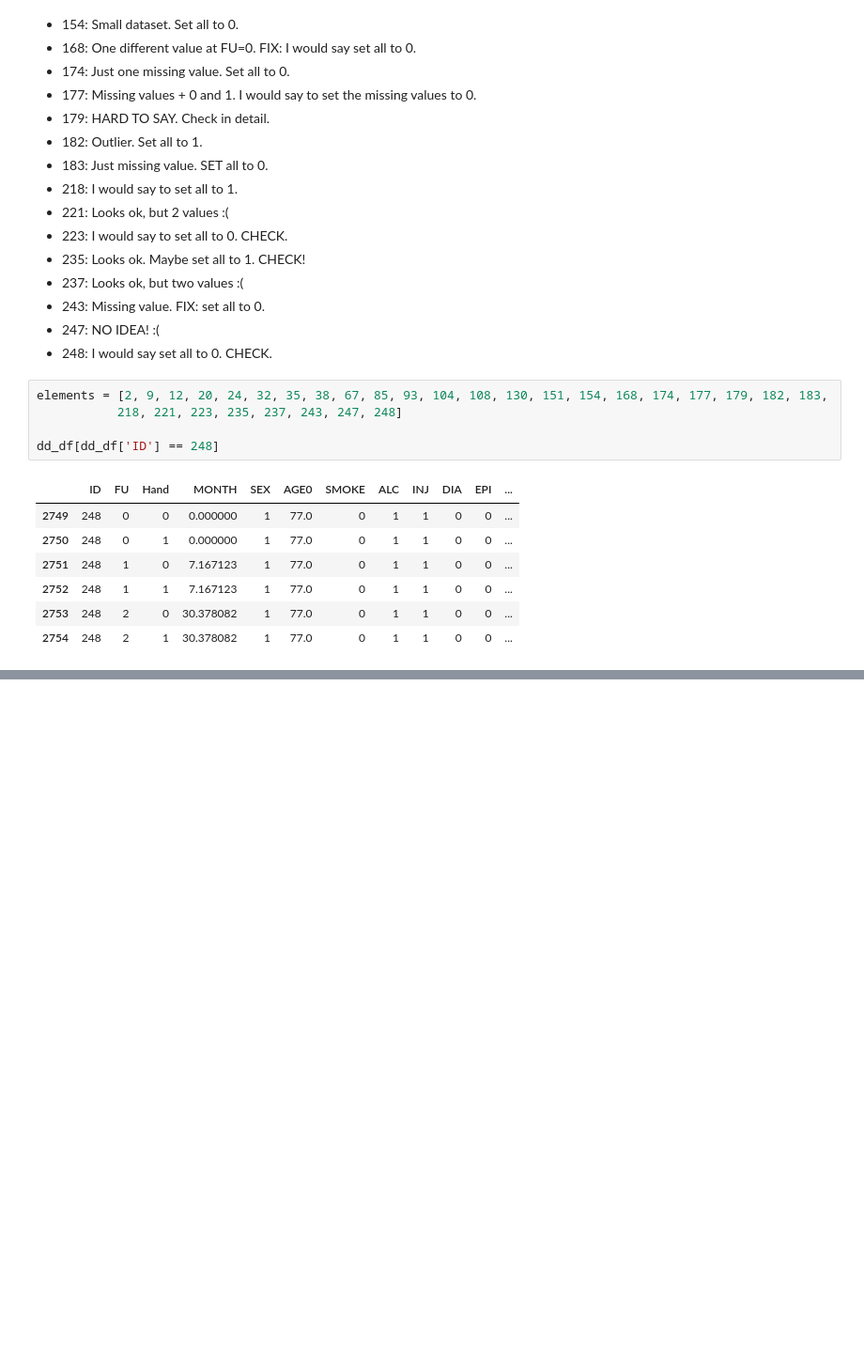
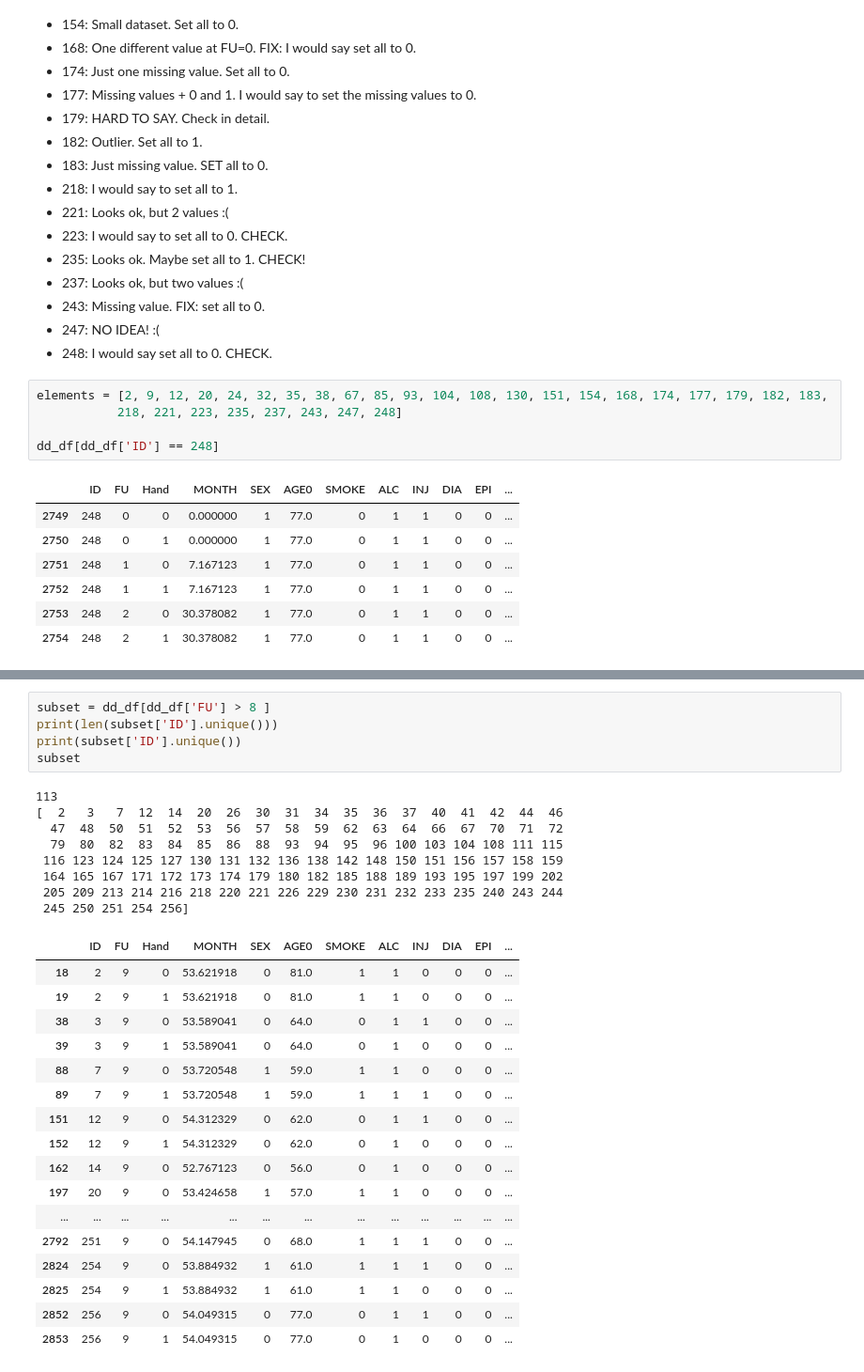
Before and after one commit to gomerudo/tuestatsbigdata, a Jupyter notebook: python/Exploration.ipynb, the cells around one changed output, grey strips where cells are left out. Shown at 94% size. Drawn from its saved outputs; the diff is of its cells as text; blank space fills up the shorter version.

```diff
--- a/python/Exploration.ipynb
+++ b/python/Exploration.ipynb
@@ -361,0 +409,31 @@ dd_df[dd_df['ID'] == 248]
+# %%
+subset = dd_df[dd_df['FU'] > 8 ]
+print(len(subset['ID'].unique()))
+print(subset['ID'].unique())
+subset
+# %% [output]
+113
+[  2   3   7  12  14  20  26  30  31  34  35  36  37  40  41  42  44  46
+  47  48  50  51  52  53  56  57  58  59  62  63  64  66  67  70  71  72
+  79  80  82  83  84  85  86  88  93  94  95  96 100 103 104 108 111 115
+ 116 123 124 125 127 130 131 132 136 138 142 148 150 151 156 157 158 159
+ 164 165 167 171 172 173 174 179 180 182 185 188 189 193 195 197 199 202
+ 205 209 213 214 216 218 220 221 226 229 230 231 232 233 235 240 243 244
+ 245 250 251 254 256]
+|  | ID | FU | Hand | MONTH | SEX | AGE0 | SMOKE | ALC | INJ | DIA | EPI | ... |
+| 18 | 2 | 9 | 0 | 53.621918 | 0 | 81.0 | 1 | 1 | 0 | 0 | 0 | ... |
+| 19 | 2 | 9 | 1 | 53.621918 | 0 | 81.0 | 1 | 1 | 0 | 0 | 0 | ... |
+| 38 | 3 | 9 | 0 | 53.589041 | 0 | 64.0 | 0 | 1 | 1 | 0 | 0 | ... |
+| 39 | 3 | 9 | 1 | 53.589041 | 0 | 64.0 | 0 | 1 | 0 | 0 | 0 | ... |
+| 88 | 7 | 9 | 0 | 53.720548 | 1 | 59.0 | 1 | 1 | 0 | 0 | 0 | ... |
+| 89 | 7 | 9 | 1 | 53.720548 | 1 | 59.0 | 1 | 1 | 1 | 0 | 0 | ... |
+| 151 | 12 | 9 | 0 | 54.312329 | 0 | 62.0 | 0 | 1 | 1 | 0 | 0 | ... |
+| 152 | 12 | 9 | 1 | 54.312329 | 0 | 62.0 | 0 | 1 | 0 | 0 | 0 | ... |
+| 162 | 14 | 9 | 0 | 52.767123 | 0 | 56.0 | 0 | 1 | 0 | 0 | 0 | ... |
+| 197 | 20 | 9 | 0 | 53.424658 | 1 | 57.0 | 1 | 1 | 0 | 0 | 0 | ... |
+| ... | ... | ... | ... | ... | ... | ... | ... | ... | ... | ... | ... | ... |
+| 2792 | 251 | 9 | 0 | 54.147945 | 0 | 68.0 | 1 | 1 | 1 | 0 | 0 | ... |
+| 2824 | 254 | 9 | 0 | 53.884932 | 1 | 61.0 | 1 | 1 | 1 | 0 | 0 | ... |
+| 2825 | 254 | 9 | 1 | 53.884932 | 1 | 61.0 | 1 | 1 | 0 | 0 | 0 | ... |
+| 2852 | 256 | 9 | 0 | 54.049315 | 0 | 77.0 | 0 | 1 | 1 | 0 | 0 | ... |
+| 2853 | 256 | 9 | 1 | 54.049315 | 0 | 77.0 | 0 | 1 | 0 | 0 | 0 | ... |
```
Also changed, not shown: parts of 10 cells of this notebook.
